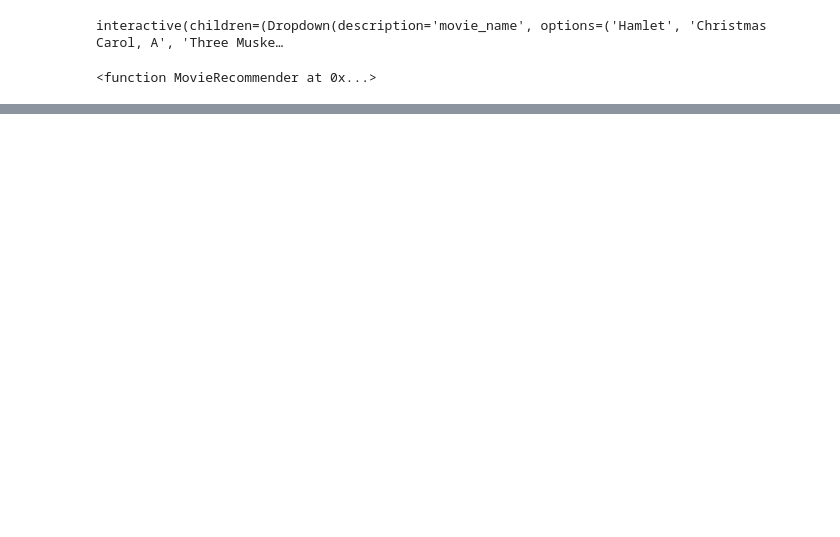
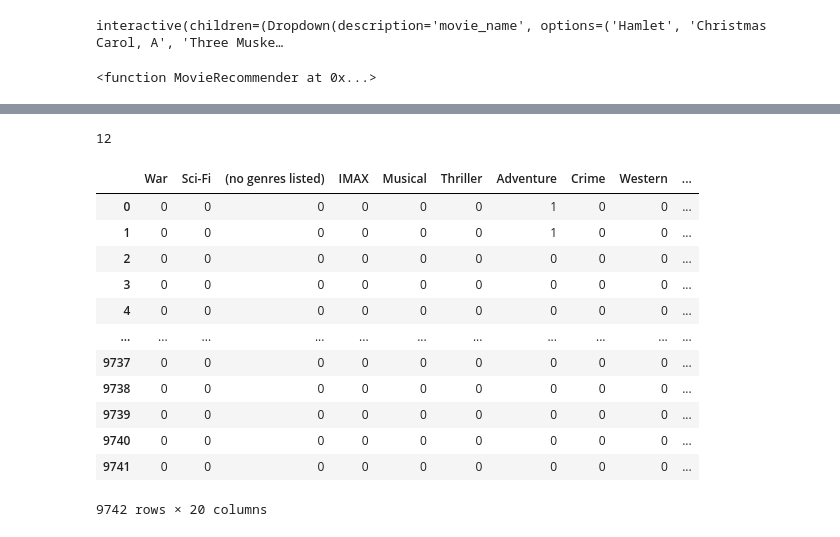
Before and after one commit to LorenaGiVa/Caso---Marketing, a Jupyter notebook: c_modelos.ipynb, the cells around one changed output, grey strips where cells are left out. Cells and saved outputs as stored; diff of their text form; code cells hidden in the pictures; blank space fills up the shorter version.

```diff
--- a/c_modelos.ipynb
+++ b/c_modelos.ipynb
@@ -286,0 +306,4 @@ interactive(children=(Dropdown(description='movie_name', options=('Hamlet', 'Chr
+# %%
+peliculas['year'].isnull().sum()
+# %% [output]
+12
@@ -286,0 +315,17 @@ interactive(children=(Dropdown(description='movie_name', options=('Hamlet', 'Chr
+# %%
+##### llamar data frame escalado y con dummies ###
+dummies
+# %% [output]
+|  | War | Sci-Fi | (no genres listed) | IMAX | Musical | Thriller | Adventure | Crime | Western | ... |
+| 0 | 0 | 0 | 0 | 0 | 0 | 0 | 1 | 0 | 0 | ... |
+| 1 | 0 | 0 | 0 | 0 | 0 | 0 | 1 | 0 | 0 | ... |
+| 2 | 0 | 0 | 0 | 0 | 0 | 0 | 0 | 0 | 0 | ... |
+| 3 | 0 | 0 | 0 | 0 | 0 | 0 | 0 | 0 | 0 | ... |
+| 4 | 0 | 0 | 0 | 0 | 0 | 0 | 0 | 0 | 0 | ... |
+| ... | ... | ... | ... | ... | ... | ... | ... | ... | ... | ... |
+| 9737 | 0 | 0 | 0 | 0 | 0 | 0 | 0 | 0 | 0 | ... |
+| 9738 | 0 | 0 | 0 | 0 | 0 | 0 | 0 | 0 | 0 | ... |
+| 9739 | 0 | 0 | 0 | 0 | 0 | 0 | 0 | 0 | 0 | ... |
+| 9740 | 0 | 0 | 0 | 0 | 0 | 0 | 0 | 0 | 0 | ... |
+| 9741 | 0 | 0 | 0 | 0 | 0 | 0 | 0 | 0 | 0 | ... |
+9742 rows × 20 columns
```
Also changed, not shown: parts of 13 cells of this notebook.
